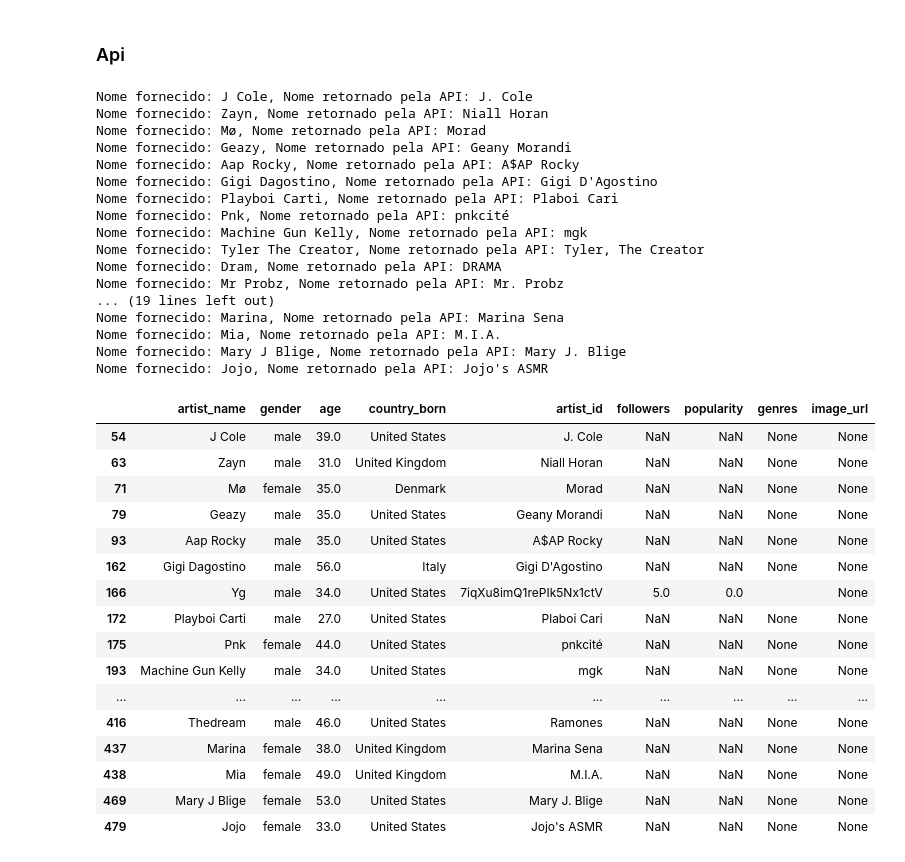
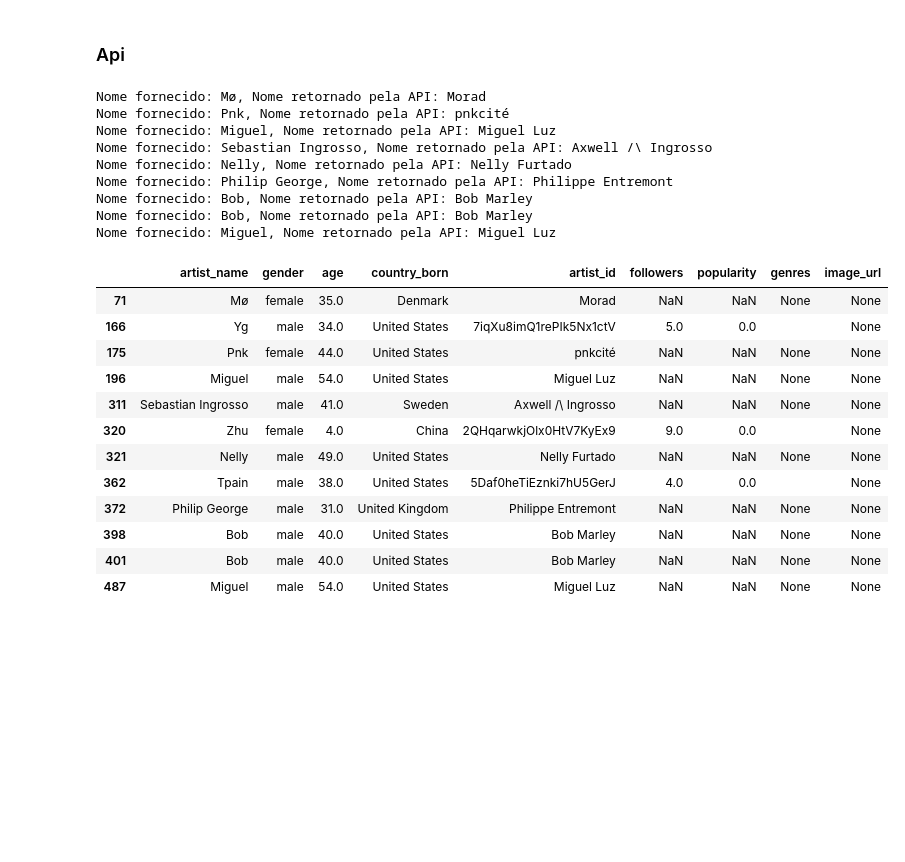
Before and after one commit to Vullkano/BDDA, a Jupyter notebook: notebook/main.ipynb, the cells around one changed output. Drawn from its saved outputs; the diff is of its cells as text; code cells hidden in the pictures; blank space fills up the shorter version.

Commit message:
Artistas Finalizados

```diff
--- a/notebook/main.ipynb
+++ b/notebook/main.ipynb
@@ -194,13 +196,13 @@ Artist_details.loc[Artist_details['artist_name'] == 'Lyodra', 'gender'] = 'Femal
 Artist_details = Artist_details.dropna(axis=0)
 # %%
 # Definir manualmente os valores da coluna 'age' para alguns artistas
-Artist_details.loc[Artist_details['artist_name'] == 'Annemarie', 'age'] = 33
-Artist_details.loc[Artist_details['artist_name'] == 'Bizarrap', 'age'] = 26
-Artist_details.loc[Artist_details['artist_name'] == 'Big Shaq', 'age'] = 33
-Artist_details.loc[Artist_details['artist_name'] == 'Giveon', 'age'] = 29
-Artist_details.loc[Artist_details['artist_name'] == 'Chip', 'age'] = 34
-Artist_details.loc[Artist_details['artist_name'] == 'Lyodra', 'age'] = 21
-Artist_details.loc[Artist_details['artist_name'] == 'Joel Adams', 'age'] = 28
+Artist_details.loc[Artist_details['artist_name'] == 'Annemarie', 'age'] = 33 + (2025 - datetime.datetime.now().year)
+Artist_details.loc[Artist_details['artist_name'] == 'Bizarrap', 'age'] = 26 + (2025 - datetime.datetime.now().year)
+Artist_details.loc[Artist_details['artist_name'] == 'Big Shaq', 'age'] = 33 + (2025 - datetime.datetime.now().year)
+Artist_details.loc[Artist_details['artist_name'] == 'Giveon', 'age'] = 29 + (2025 - datetime.datetime.now().year)
+Artist_details.loc[Artist_details['artist_name'] == 'Chip', 'age'] = 34 + (2025 - datetime.datetime.now().year)
+Artist_details.loc[Artist_details['artist_name'] == 'Lyodra', 'age'] = 21 + (2025 - datetime.datetime.now().year)
+Artist_details.loc[Artist_details['artist_name'] == 'Joel Adams', 'age'] = 28 + (2025 - datetime.datetime.now().year)
 # %%
 incorretAge = Artist_details[Artist_details["age"] == datetime.datetime.now().year - 2021][["artist_name", "age"]]
 incorretAge
@@ -392,45 +324,42 @@ Artist_details.describe()
 ### Api
 # %%
 # Demora, aproximadamente 0.26626 segundos por artista
+# Primeiro é necessário rodar o ficheiroi API_Spotify.py no src/data
+# Cuidado, é necessário apagar o ficheiro .cache deste diretório
+
+sp = spotipy.Spotify(auth_manager=SpotifyOAuth(
+    client_id="ca14c7679c394052af165d2168f3361f",
+    client_secret="8b250ef320964c2a9197f5453f3c449d",
+    redirect_uri="https://localhost:1234/callback",
+    scope="user-library-read",  # Definindo a scope necessária
+    requests_timeout=15))
 
 # Problemas:
 ## PlayBoi Carti
-api.get_artist_details(Artist_details, 'artist_name')
+api.get_artist_details(Artist_details, 'artist_name', sp)
 Artist_details[Artist_details.isnull().any(axis=1)]
 # %% [output]
-Nome fornecido: J Cole, Nome retornado pela API: J. Cole
-Nome fornecido: Zayn, Nome retornado pela API: Niall Horan
 Nome fornecido: Mø, Nome retornado pela API: Morad
-Nome fornecido: Geazy, Nome retornado pela API: Geany Morandi
-Nome fornecido: Aap Rocky, Nome retornado pela API: A$AP Rocky
-Nome fornecido: Gigi Dagostino, Nome retornado pela API: Gigi D'Agostino
-Nome fornecido: Playboi Carti, Nome retornado pela API: Plaboi Cari
 Nome fornecido: Pnk, Nome retornado pela API: pnkcité
-Nome fornecido: Machine Gun Kelly, Nome retornado pela API: mgk
-Nome fornecido: Tyler The Creator, Nome retornado pela API: Tyler, The Creator
-Nome fornecido: Dram, Nome retornado pela API: DRAMA
-Nome fornecido: Mr Probz, Nome retornado pela API: Mr. Probz
-... (19 lines left out)
-Nome fornecido: Marina, Nome retornado pela API: Marina Sena
-Nome fornecido: Mia, Nome retornado pela API: M.I.A.
-Nome fornecido: Mary J Blige, Nome retornado pela API: Mary J. Blige
-Nome fornecido: Jojo, Nome retornado pela API: Jojo's ASMR
+Nome fornecido: Miguel, Nome retornado pela API: Miguel Luz
+Nome fornecido: Sebastian Ingrosso, Nome retornado pela API: Axwell /\ Ingrosso
+Nome fornecido: Nelly, Nome retornado pela API: Nelly Furtado
+Nome fornecido: Philip George, Nome retornado pela API: Philippe Entremont
+Nome fornecido: Bob, Nome retornado pela API: Bob Marley
+Nome fornecido: Bob, Nome retornado pela API: Bob Marley
+Nome fornecido: Miguel, Nome retornado pela API: Miguel Luz
 |  | artist_name | gender | age | country_born | artist_id | followers | popularity | genres | image_url |
-| 54 | J Cole | male | 39.0 | United States | J. Cole | NaN | NaN | None | None |
-| 63 | Zayn | male | 31.0 | United Kingdom | Niall Horan | NaN | NaN | None | None |
 | 71 | Mø | female | 35.0 | Denmark | Morad | NaN | NaN | None | None |
-| 79 | Geazy | male | 35.0 | United States | Geany Morandi | NaN | NaN | None | None |
-| 93 | Aap Rocky | male | 35.0 | United States | A$AP Rocky | NaN | NaN | None | None |
-| 162 | Gigi Dagostino | male | 56.0 | Italy | Gigi D'Agostino | NaN | NaN | None | None |
 | 166 | Yg | male | 34.0 | United States | 7iqXu8imQ1rePIk5Nx1ctV | 5.0 | 0.0 |  | None |
-| 172 | Playboi Carti | male | 27.0 | United States | Plaboi Cari | NaN | NaN | None | None |
 | 175 | Pnk | female | 44.0 | United States | pnkcité | NaN | NaN | None | None |
-| 193 | Machine Gun Kelly | male | 34.0 | United States | mgk | NaN | NaN | None | None |
-| ... | ... | ... | ... | ... | ... | ... | ... | ... | ... |
-| 416 | Thedream | male | 46.0 | United States | Ramones | NaN | NaN | None | None |
-| 437 | Marina | female | 38.0 | United Kingdom | Marina Sena | NaN | NaN | None | None |
-| 438 | Mia | female | 49.0 | United Kingdom | M.I.A. | NaN | NaN | None | None |
-| 469 | Mary J Blige | female | 53.0 | United States | Mary J. Blige | NaN | NaN | None | None |
-| 479 | Jojo | female | 33.0 | United States | Jojo's ASMR | NaN | NaN | None | None |
+| 196 | Miguel | male | 54.0 | United States | Miguel Luz | NaN | NaN | None | None |
+| 311 | Sebastian Ingrosso | male | 41.0 | Sweden | Axwell /\ Ingrosso | NaN | NaN | None | None |
+| 320 | Zhu | female | 4.0 | China | 2QHqarwkjOlx0HtV7KyEx9 | 9.0 | 0.0 |  | None |
+| 321 | Nelly | male | 49.0 | United States | Nelly Furtado | NaN | NaN | None | None |
+| 362 | Tpain | male | 38.0 | United States | 5Daf0heTiEznki7hU5GerJ | 4.0 | 0.0 |  | None |
+| 372 | Philip George | male | 31.0 | United Kingdom | Philippe Entremont | NaN | NaN | None | None |
+| 398 | Bob | male | 40.0 | United States | Bob Marley | NaN | NaN | None | None |
+| 401 | Bob | male | 40.0 | United States | Bob Marley | NaN | NaN | None | None |
+| 487 | Miguel | male | 54.0 | United States | Miguel Luz | NaN | NaN | None | None |
 # %%
 Artist_details.dropna(inplace=True)
```
Also changed, not shown: parts of 16 cells of this notebook, 11 other files.
